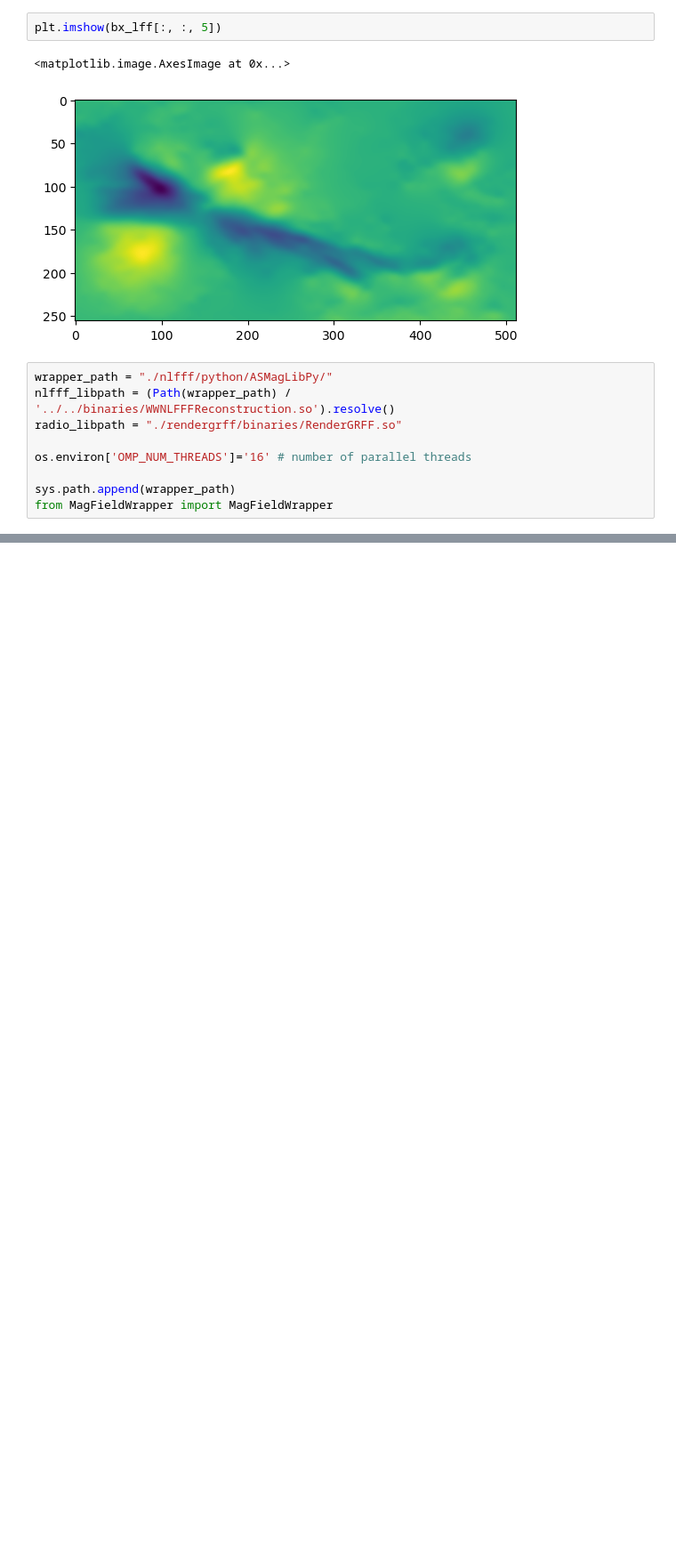
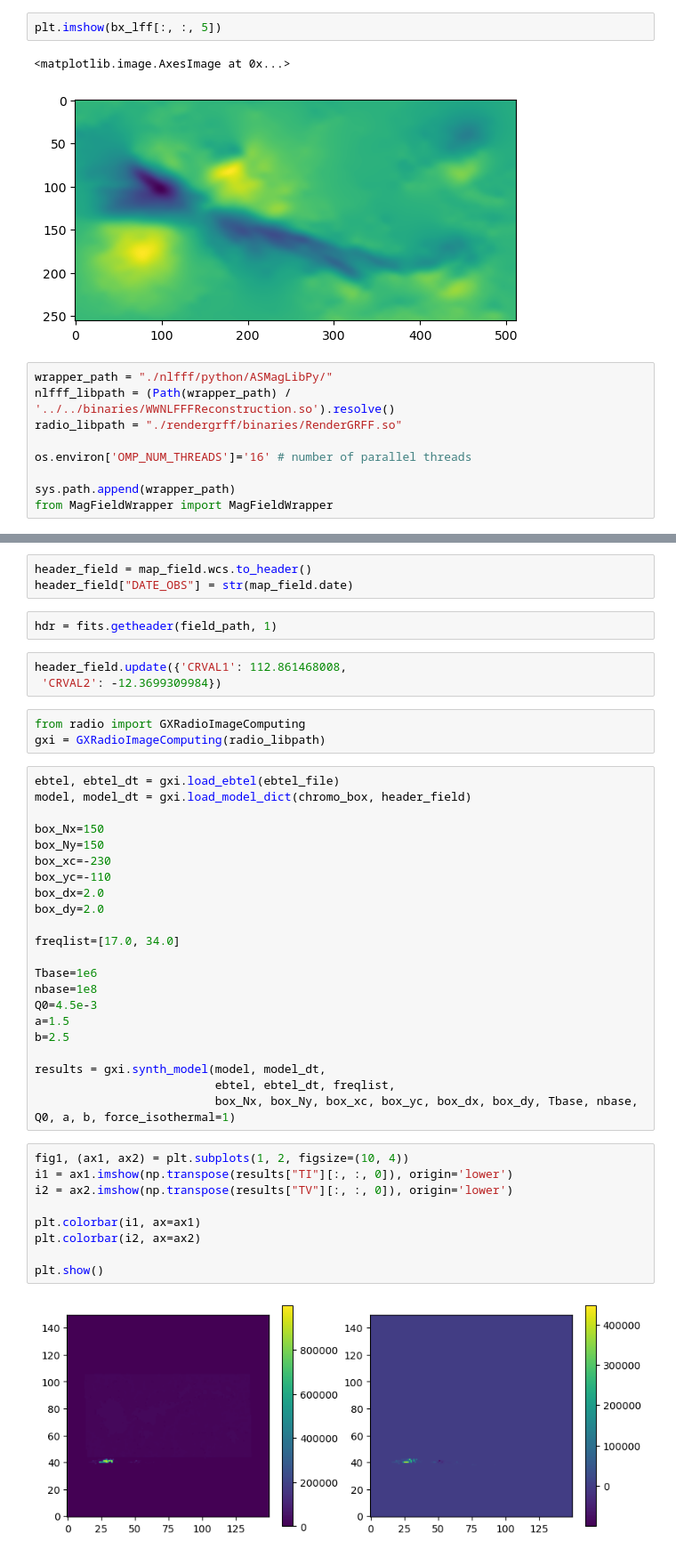
Before and after one commit to suncast-org/pyAMPP-0, a Jupyter notebook: 01_dl_build_box.ipynb, the cells around one changed output, grey strips where cells are left out. Shown at 89% size. Cells and saved outputs as stored; diff of their text form; blank space fills up the shorter version.

```diff
--- a/01_dl_build_box.ipynb
+++ b/01_dl_build_box.ipynb
@@ -222,0 +272,44 @@ fig.show()
+# %%
+header_field = map_field.wcs.to_header()
+header_field["DATE_OBS"] = str(map_field.date)
+# %%
+hdr = fits.getheader(field_path, 1)
+# %%
+header_field.update({'CRVAL1': 112.861468008,
+ 'CRVAL2': -12.3699309984})
+# %%
+from radio import GXRadioImageComputing
+gxi = GXRadioImageComputing(radio_libpath)
+# %%
+ebtel, ebtel_dt = gxi.load_ebtel(ebtel_file)
+model, model_dt = gxi.load_model_dict(chromo_box, header_field)
+
+box_Nx=150
+box_Ny=150
+box_xc=-230
+box_yc=-110
+box_dx=2.0
+box_dy=2.0
+
+freqlist=[17.0, 34.0]
+
+Tbase=1e6
+nbase=1e8
+Q0=4.5e-3
+a=1.5
+b=2.5
+
+results = gxi.synth_model(model, model_dt,
+                          ebtel, ebtel_dt, freqlist,
+                          box_Nx, box_Ny, box_xc, box_yc, box_dx, box_dy, Tbase, nbase, Q0, a, b, force_isothermal=1)
+# %%
+fig1, (ax1, ax2) = plt.subplots(1, 2, figsize=(10, 4))
+i1 = ax1.imshow(np.transpose(results["TI"][:, :, 0]), origin='lower')
+i2 = ax2.imshow(np.transpose(results["TV"][:, :, 0]), origin='lower')
+
+plt.colorbar(i1, ax=ax1)
+plt.colorbar(i2, ax=ax2)
+
+plt.show()
+# %% [output]
+[figure, added]
```
Also changed, not shown: parts of 14 cells of this notebook, 2 other files.
